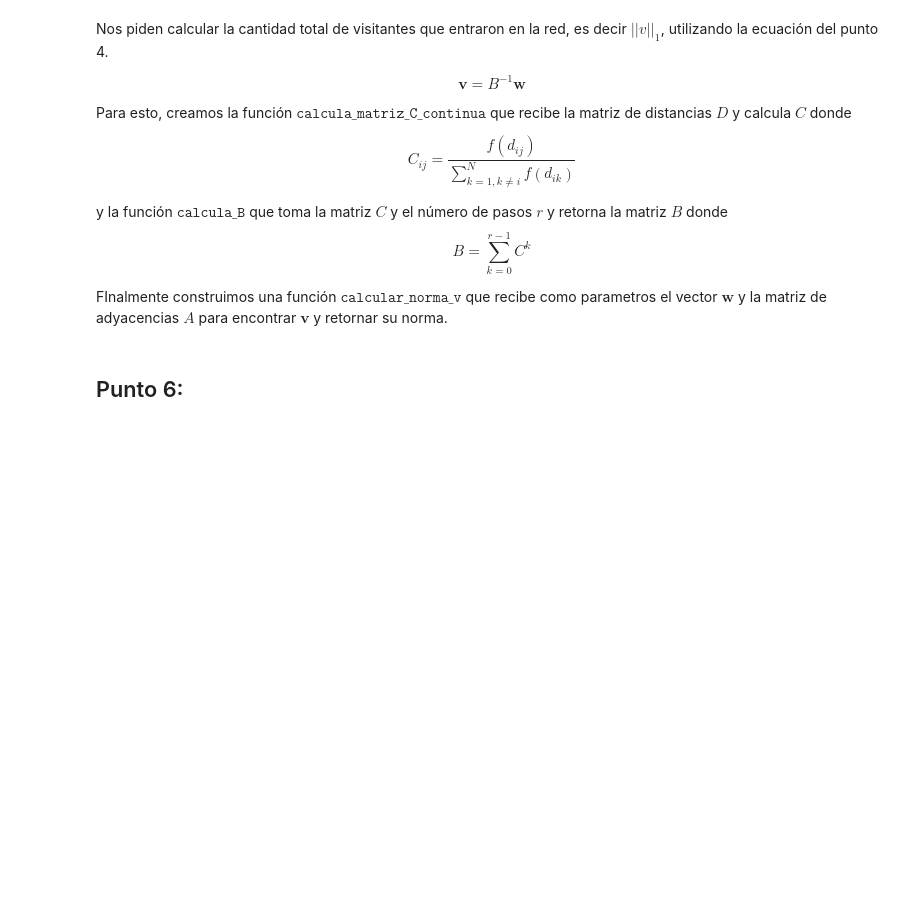
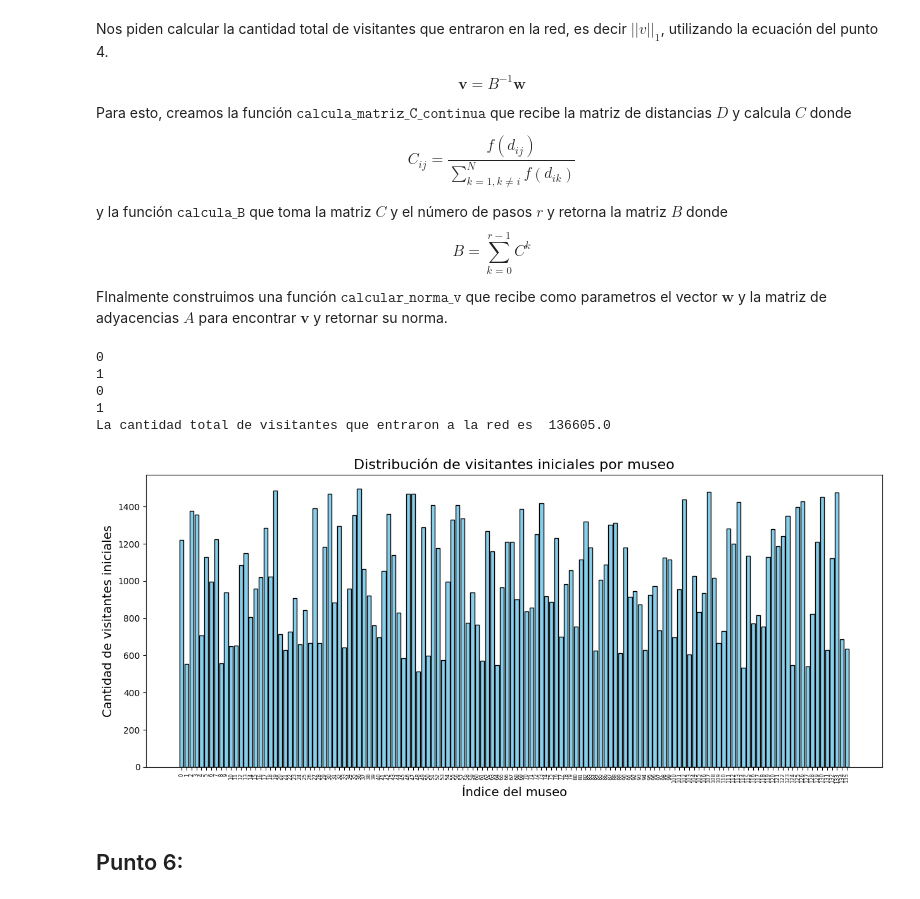
Before and after one commit to nicocarrasco703/alc-tps-1c2025, a Jupyter notebook: TP1_template.ipynb, the cells around one changed output. Drawn from its saved outputs; the diff is of its cells as text; code cells hidden in the pictures; blank space fills up the shorter version.

Commit message:
grafica vector v en 5

```diff
--- a/TP1_template.ipynb
+++ b/TP1_template.ipynb
@@ -253,28 +311,26 @@ $$ C_{ij}= \frac{f(d_{ij})}{\sum^{N}_{k=1,k\neq i}f(d_{ik})} $$
 y la función $\texttt{calcula\_B}$ que toma la matriz $C$ y el número de pasos $r$ y retorna la matriz $B$ donde $$B = \sum^{r-1}_{k=0} C^k$$
 
 FInalmente construimos una función $\texttt{calcular\_norma\_v}$ que recibe como parametros el vector $\textbf{w}$ y la matriz de adyacencias $A$ para encontrar $\textbf{v}$ y retornar su norma.
-# %%
-# Construimos el vector w con los datos de visitas.txt
-w = np.loadtxt("visitas.txt")
-# Definimos la cantidad de visitas
-r = 3
-
-def calcular_norma_v(A, w):
-    # Función para calcular la norma del vector v, es decir la cantidad total de visitantes que ingresaron a la red
-    # A: Matriz de adyacencia
-    # w: vector con el número total de visitantes por museo
-    # Retorna: la norma del vector v
-
-    C = calcula_matriz_C_continua(A)
-    B = calcula_B(C, r)
-    L, U = calculaLU(B) # Calculamos descomposición LU a partir de B
-
-    Uv = scipy.linalg.solve_triangular(L,w,lower=True) # Primera inversión usando L
-    v = scipy.linalg.solve_triangular(U,Uv) # Segunda inversión usando U
-
-    return np.linalg.norm(v, ord=1)
-
-print("La cantidad total de visitantes que entraron a la red es ",calcular_norma_v(D, w))
+# %%
+# Construimos el vector w con los datos de visitas.txt
+w = np.loadtxt("visitas.txt")
+# Definimos la cantidad de visitas
+r = 3
+
+# Obtenemos el vector de visistas iniciales v y su norma resolviendo la ecuación
+norma_v = calcular_norma_v(D, w, r)[0]
+v = calcular_norma_v(D, w, r)[1]
+
+# Imprimimos la norma de v y graficamos
+print("La cantidad total de visitantes que entraron a la red es ",norma_v)
+graficar_histograma_v(v)
+# %% [output]
+0
+1
+0
+1
+La cantidad total de visitantes que entraron a la red es  136605.0
+[figure, added]
 # %% [markdown]
 ## Punto 6:
 # %% [markdown]
```
Also changed, not shown: parts of 11 cells of this notebook, 1 other file.
